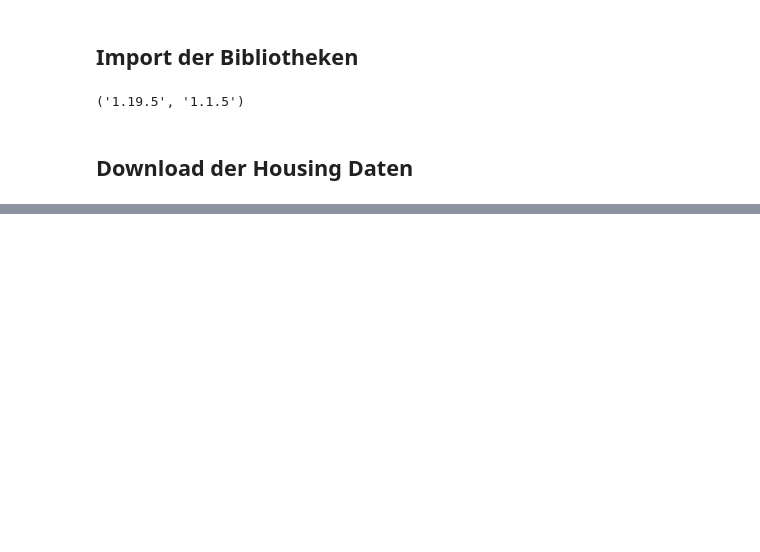
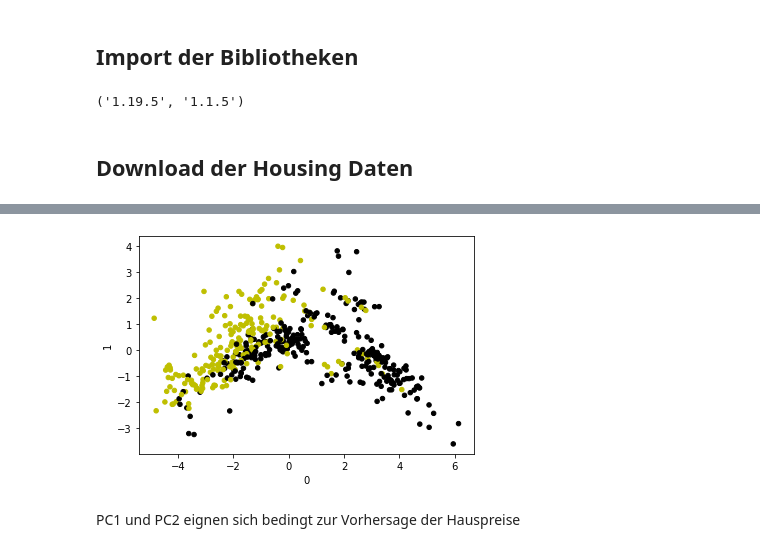
Before and after one commit to schmuecker/machine-learning-course, a Jupyter notebook: 01 explorative-analysis-pca/01.3 pca/Übung_1.3_PCA.ipynb, the cells around one changed output, grey strips where cells are left out. Drawn from its saved outputs; the diff is of its cells as text; code cells hidden in the pictures; blank space fills up the shorter version.

```diff
--- a/01 explorative-analysis-pca/01.3 pca/Übung_1.3_PCA.ipynb
+++ b/01 explorative-analysis-pca/01.3 pca/Übung_1.3_PCA.ipynb
@@ -66,0 +177,15 @@ eData
+# %%
+#e)
+X_projected_2 = X_projected[:,[0,1]]
+X_projected_2_df = pd.DataFrame(X_projected_2)
+# %%
+high_tgt = data["TGT"] > data["TGT"].mean()
+X_projected_2_df["TGT"] = high_tgt
+# %%
+colors = np.where(X_projected_2_df["TGT"],'y','k')
+X_projected_2_df.plot.scatter(x=0,y=1,c=colors)
+plt.show()
+# %% [output]
+[figure, added]
+# %% [markdown]
+PC1 und PC2 eignen sich bedingt zur Vorhersage der Hauspreise
```
Also changed, not shown: parts of 24 cells of this notebook.
